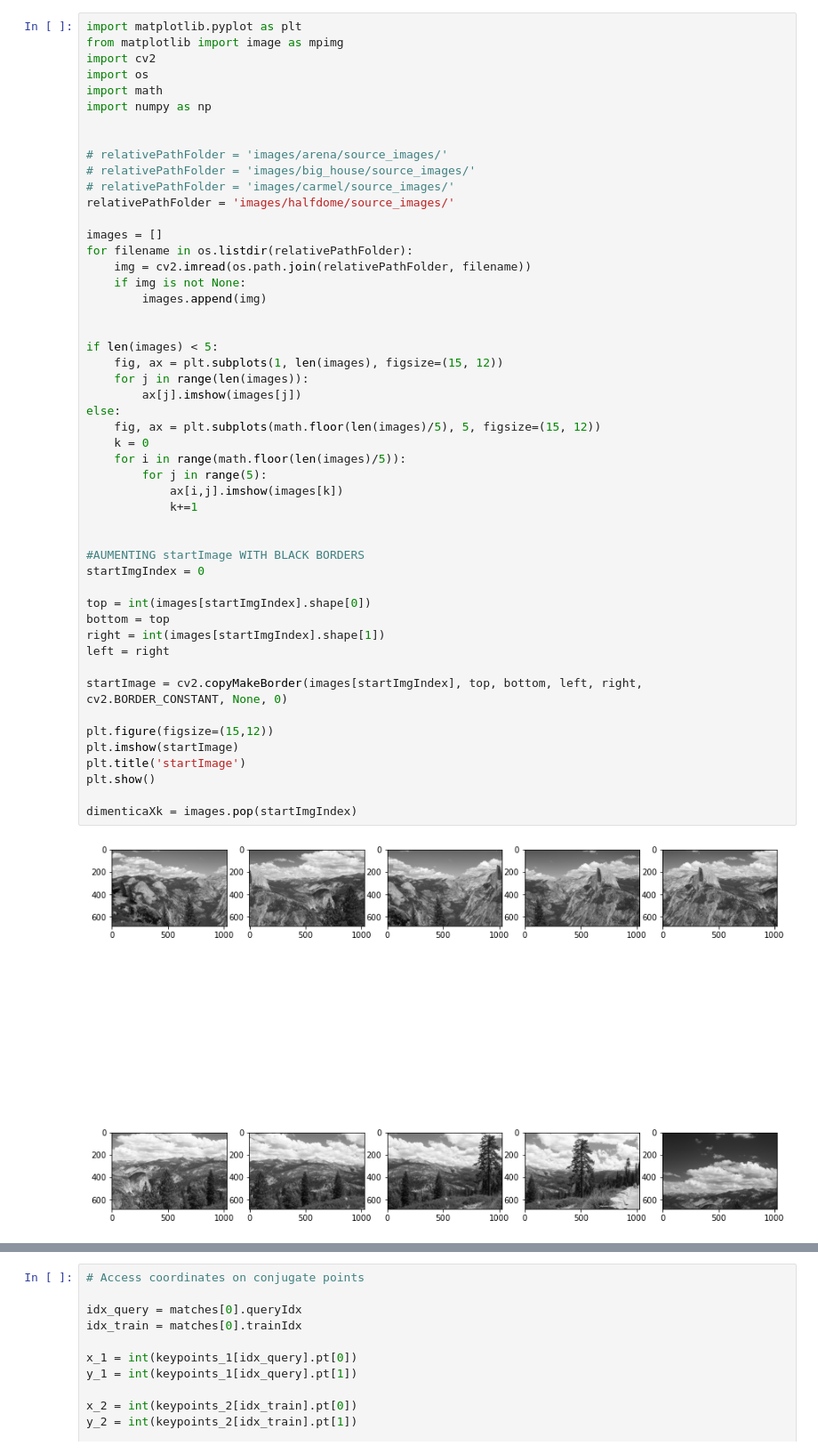
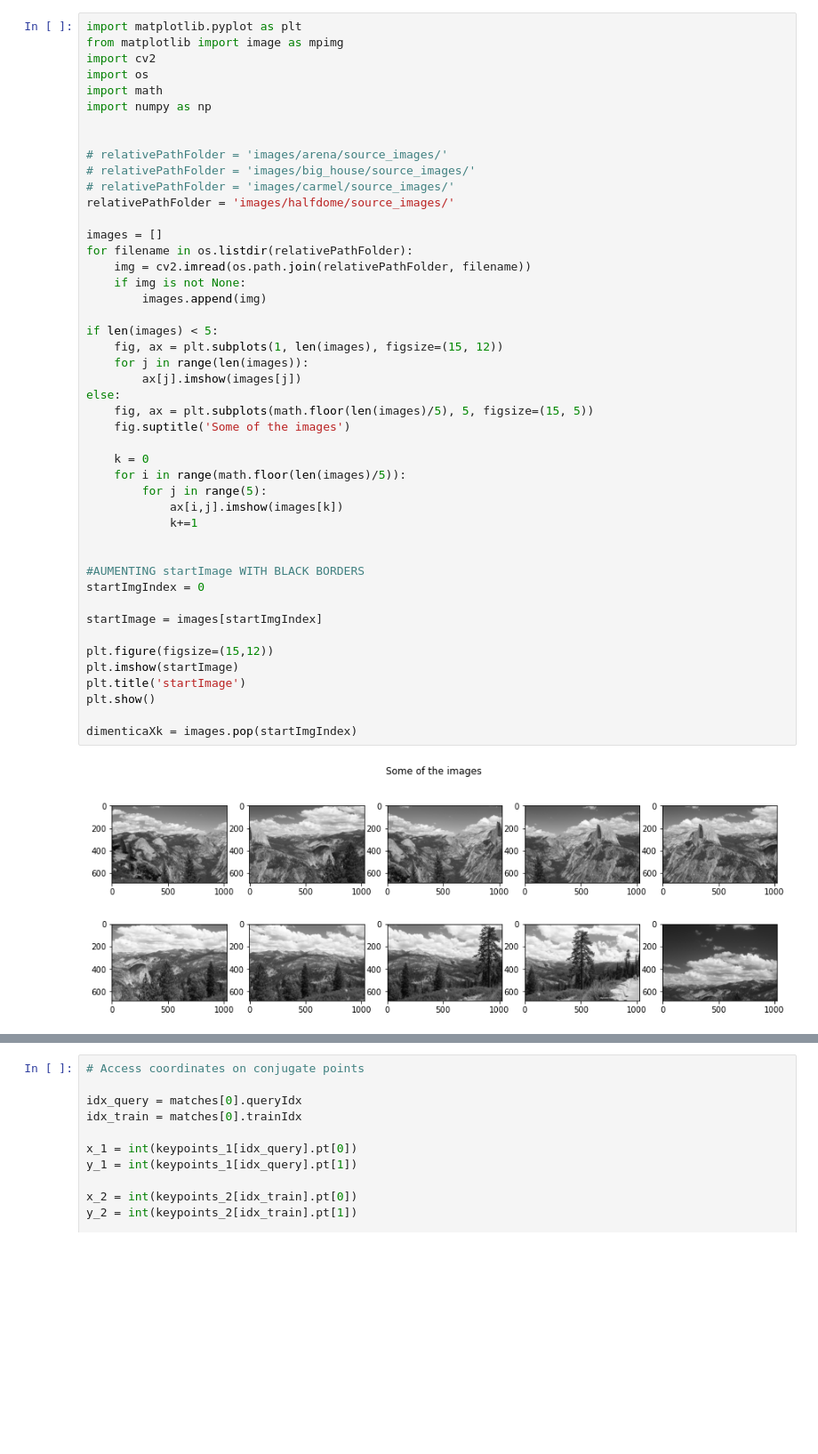
Before and after one commit to nicolamarchiotto/2D-Image-Stiching, a Jupyter notebook: main.ipynb, the cells around one changed output, grey strips where cells are left out. Shown at 89% size. Drawn from its saved outputs; the diff is of its cells as text; blank space fills up the shorter version.

```diff
--- a/main.ipynb
+++ b/main.ipynb
@@ -14,39 +14,35 @@ relativePathFolder = 'images/halfdome/source_images/'
 
 images = []
 for filename in os.listdir(relativePathFolder):
     img = cv2.imread(os.path.join(relativePathFolder, filename))
     if img is not None:
         images.append(img)
 
-
 if len(images) < 5:
     fig, ax = plt.subplots(1, len(images), figsize=(15, 12))
     for j in range(len(images)):
         ax[j].imshow(images[j])
 else:
-    fig, ax = plt.subplots(math.floor(len(images)/5), 5, figsize=(15, 12))
+    fig, ax = plt.subplots(math.floor(len(images)/5), 5, figsize=(15, 5))
+    fig.suptitle('Some of the images')
+
     k = 0
     for i in range(math.floor(len(images)/5)):
         for j in range(5):
             ax[i,j].imshow(images[k])
             k+=1
 
 
 #AUMENTING startImage WITH BLACK BORDERS
 startImgIndex = 0
 
-top = int(images[startImgIndex].shape[0])
-bottom = top
-right = int(images[startImgIndex].shape[1])
-left = right
-
-startImage = cv2.copyMakeBorder(images[startImgIndex], top, bottom, left, right, cv2.BORDER_CONSTANT, None, 0)
+startImage = images[startImgIndex]
 
 plt.figure(figsize=(15,12))
 plt.imshow(startImage)
 plt.title('startImage')
 plt.show()
 
 dimenticaXk = images.pop(startImgIndex)
 # %% [output]
-[figure, old version]
+[figure, new version]
```
Also changed, not shown: parts of 3 cells of this notebook.
